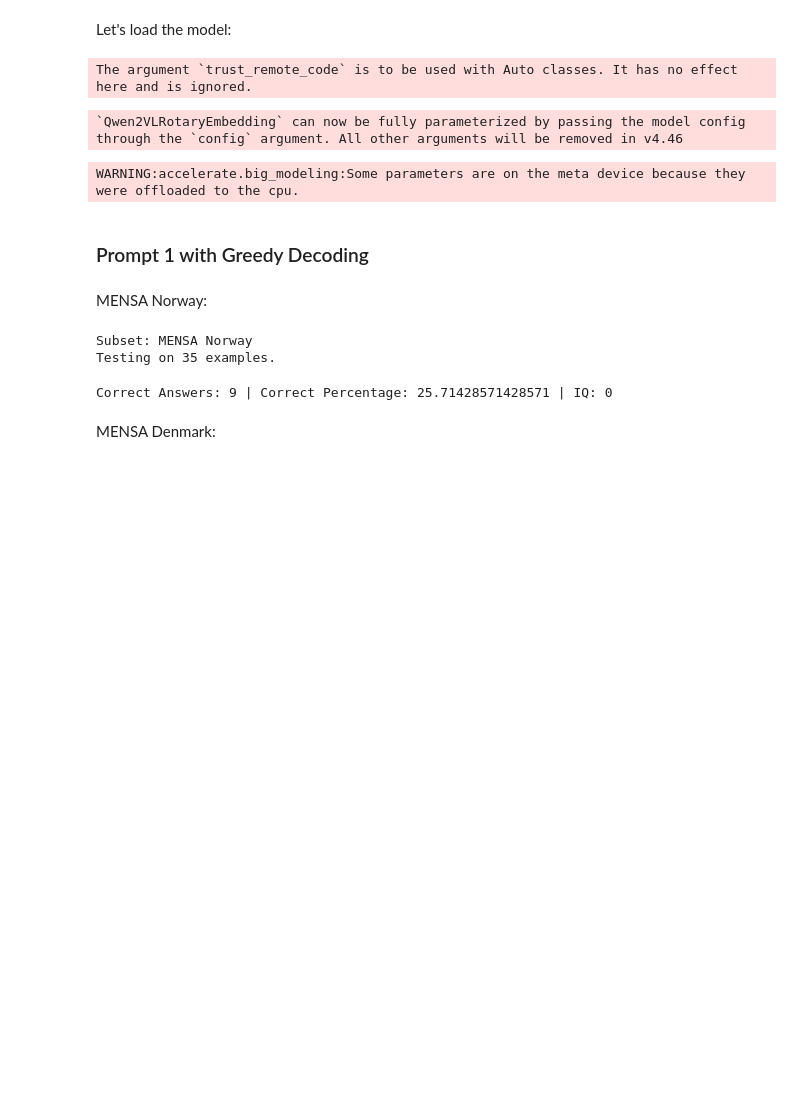
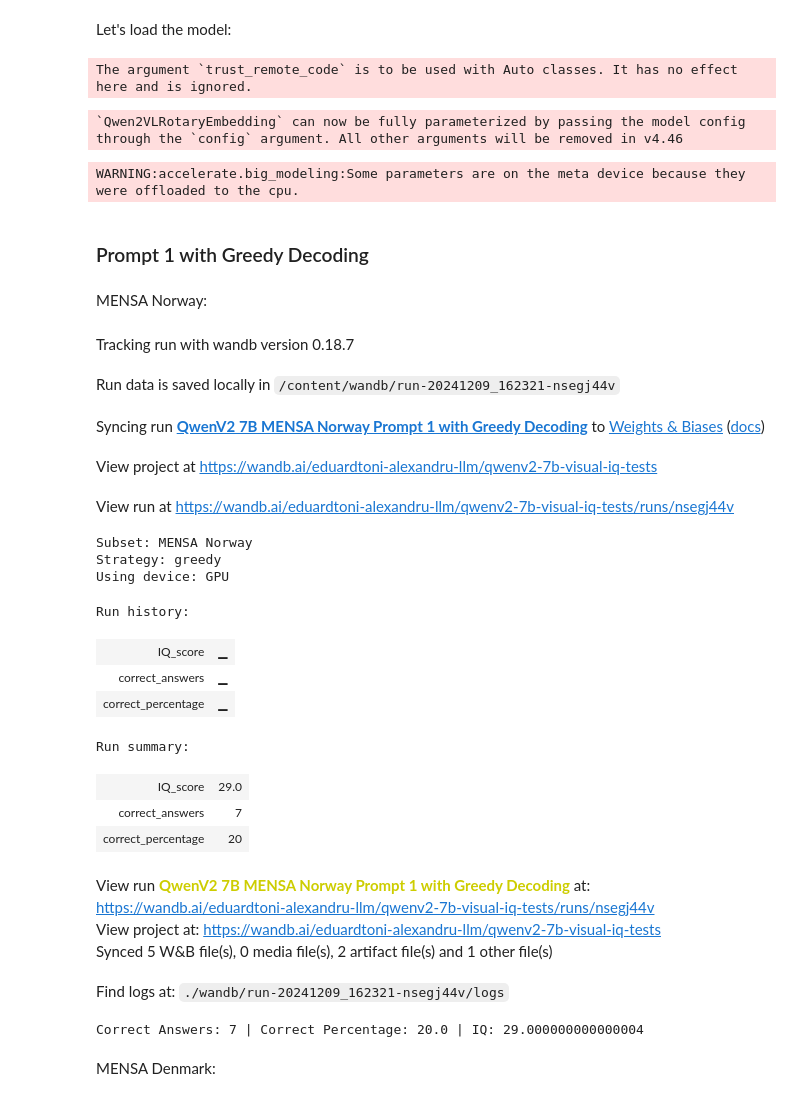
Before and after one commit to eduardalexandrut/llm-iq-test, a Jupyter notebook: LLM_visual_iq_test.ipynb, the cells around one changed output. Saved outputs shown, nothing was run; the diff lists cells and outputs as text; code cells hidden in the pictures; blank space fills up the shorter version.

```diff
--- a/LLM_visual_iq_test.ipynb
+++ b/LLM_visual_iq_test.ipynb
@@ -248,6 +248,7 @@ def test_split(dataset, model=None, prompt=None, processor=None, **params):
         )
 
         # Ensure inputs are moved to the correct device
+        """
         if device == 'GPU':
             inputs = inputs.to("cuda")
         elif device == 'CPU':
@@ -255,12 +256,9 @@ def test_split(dataset, model=None, prompt=None, processor=None, **params):
         else:
             print(f"Invalid compute device '{device}'. Defaulting to CPU.")
             inputs = inputs.to("cpu")
-
+        """
+        #inputs = inputs.to('cuda')
         # Move the model to the correct device
-        if device == 'GPU':
-            model = model.to("cuda")
-        elif device == 'CPU':
-            model = model.to("cpu")
 
         # Generate output from the model
         if decoding_strategy == 'greedy':
@@ -389,7 +387,7 @@ prompts = {
                 },
                 {
                     'type': 'text',
-                    'text': 'Using the two images, determine the pattern in the first image and select the letter above the drawing in the second image that best completes the missing cell. Return your answer in the following JSON format: {"answer": your selected letter}.'
+                    'text': 'Using the two images, determine the pattern in the first image and select the letter above the drawing in the second image that best completes the missing cell. Return your answer in the following JSON format: {"answer": your selected letter, "explanation": your reasoning here}. Do not use "" symbols within the explanation inside the json. It is extremelly important that the answer is given in the requested json format. Make sure and double check the answer given is in the json format requested. If you won\'t give a correct json format answer, you will be penalized.'
                 }
             ]
         }
@@ -1702,14 +1700,51 @@ WARNING:accelerate.big_modeling:Some parameters are on the meta device because t
 # %% [markdown]
 MENSA Norway:
 # %%
+
 params = {'decoding_strategy':'greedy','subset':'MENSA Norway'}
+wandb.init(
+    project="qwenv2-7b-visual-iq-tests",
+    name="QwenV2 7B MENSA Norway Prompt 1 with Greedy Decoding",
+    config={
+        "model":"QwenV2 7B",
+        "subset": params["subset"],
+        "decoding_strategy": params["decoding_strategy"],
+        "device": "cuda",
+        "prompt":"prompt_1"
+    },
+)
+
+
 mensa_norway_answers = test_split(dataset, model, prompts['prompt_1'], processor, **params)
 mensa_norway_score = get_score(mensa_norway_answers, dataset)
+# Log to W&B
+log_answers_to_wandb(mensa_norway_answers, mensa_norway_score)
+
+# Finish the W&B run
+wandb.finish()
 print(f'Correct Answers: {mensa_norway_score[0]} | Correct Percentage: {mensa_norway_score[1]} | IQ: {mensa_norway_score[2]}' )
 # %% [output]
+Tracking run with wandb version 0.18.7
+Run data is saved locally in /content/wandb/run-20241209_162321-nsegj44v
+Syncing run QwenV2 7B MENSA Norway Prompt 1 with Greedy Decoding to Weights & Biases (docs)
+View project at https://wandb.ai/eduardtoni-alexandru-llm/qwenv2-7b-visual-iq-tests
+View run at https://wandb.ai/eduardtoni-alexandru-llm/qwenv2-7b-visual-iq-tests/runs/nsegj44v
 Subset: MENSA Norway
-Testing on 35 examples.
+Strategy: greedy
+Using device: GPU
-Correct Answers: 9 | Correct Percentage: 25.71428571428571 | IQ: 0
+Run history:
+| IQ_score | ▁ |
+| correct_answers | ▁ |
+| correct_percentage | ▁ |
+Run summary:
+| IQ_score | 29.0 |
+| correct_answers | 7 |
+| correct_percentage | 20 |
+View run QwenV2 7B MENSA Norway Prompt 1 with Greedy Decoding at: https://wandb.ai/eduardtoni-alexandru-llm/qwenv2-7b-visual-iq-tests/runs/nsegj44v
+View project at: https://wandb.ai/eduardtoni-alexandru-llm/qwenv2-7b-visual-iq-tests
+Synced 5 W&B file(s), 0 media file(s), 2 artifact file(s) and 1 other file(s)
+Find logs at: ./wandb/run-20241209_162321-nsegj44v/logs
+Correct Answers: 7 | Correct Percentage: 20.0 | IQ: 29.000000000000004
 # %% [markdown]
 MENSA Denmark:
 # %%
```
Also changed, not shown: parts of 30 cells of this notebook.
